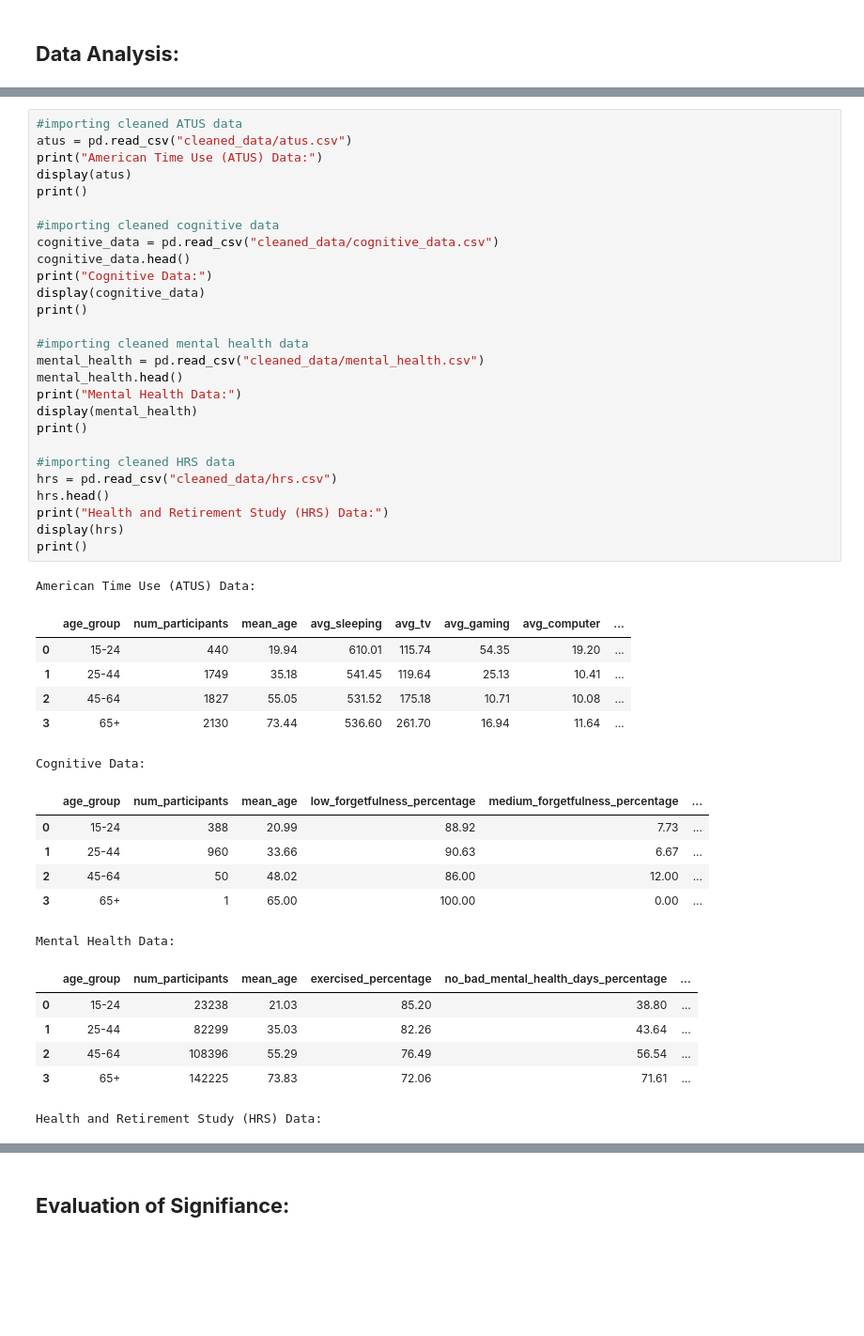
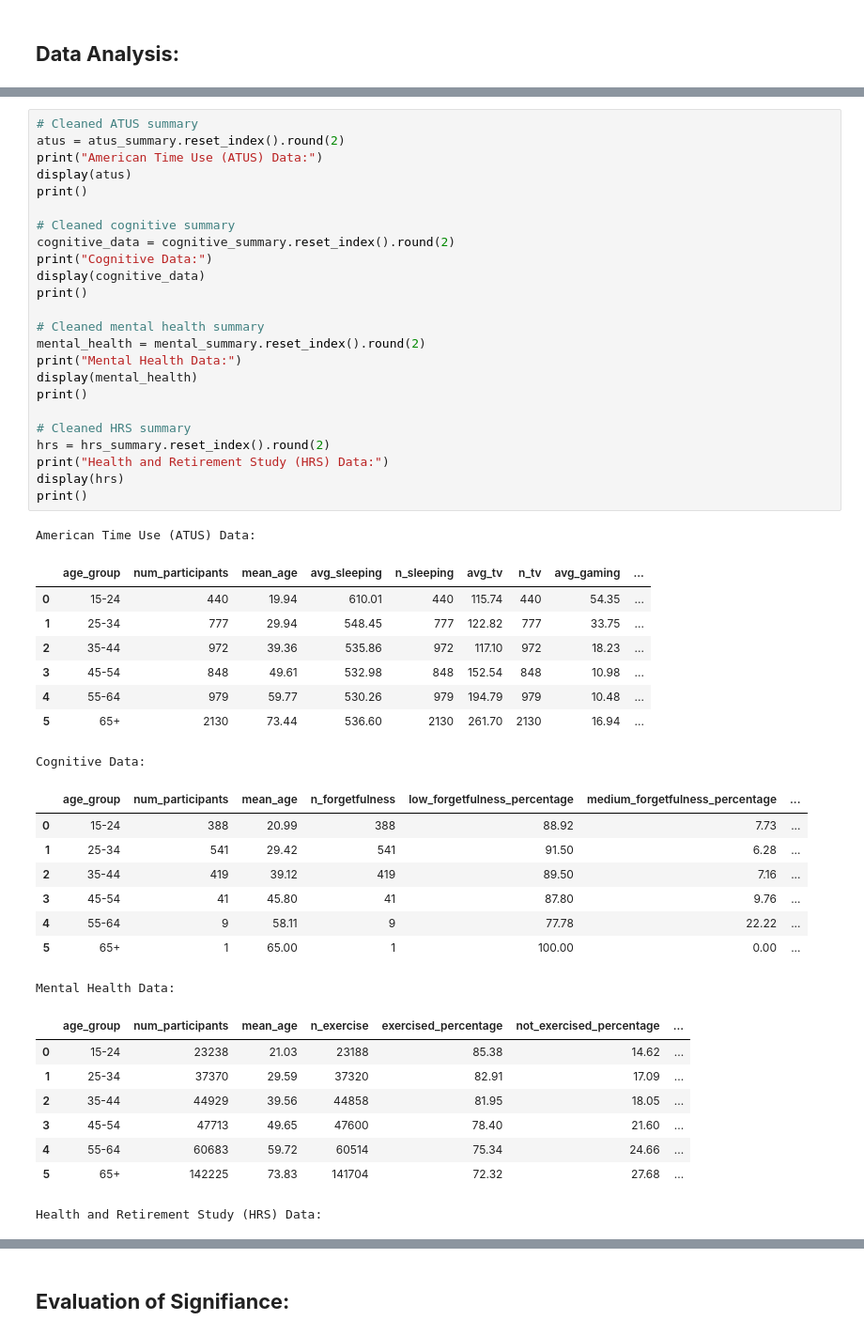
Before and after one commit to rem388/DataSciProject, a Jupyter notebook: Phase3.ipynb, the cells around one changed output, grey strips where cells are left out. Shown at 94% size. Drawn from its saved outputs; the diff is of its cells as text; blank space fills up the shorter version.

Commit message:
new groups of clean data

```diff
--- a/Phase3.ipynb
+++ b/Phase3.ipynb
@@ -154,47 +361,50 @@ Each dataset also includes `num_participants` which shows the number of particip
 # %%
-#importing cleaned ATUS data
-atus = pd.read_csv("cleaned_data/atus.csv")
+# Cleaned ATUS summary
+atus = atus_summary.reset_index().round(2)
 print("American Time Use (ATUS) Data:")
 display(atus)
 print()
 
-#importing cleaned cognitive data
-cognitive_data = pd.read_csv("cleaned_data/cognitive_data.csv")
-cognitive_data.head()
+# Cleaned cognitive summary
+cognitive_data = cognitive_summary.reset_index().round(2)
 print("Cognitive Data:")
 display(cognitive_data)
 print()
 
-#importing cleaned mental health data
-mental_health = pd.read_csv("cleaned_data/mental_health.csv")
-mental_health.head()
+# Cleaned mental health summary
+mental_health = mental_summary.reset_index().round(2)
 print("Mental Health Data:")
 display(mental_health)
 print()
 
-#importing cleaned HRS data
-hrs = pd.read_csv("cleaned_data/hrs.csv")
-hrs.head()
+# Cleaned HRS summary
+hrs = hrs_summary.reset_index().round(2)
 print("Health and Retirement Study (HRS) Data:")
 display(hrs)
 print()
 # %% [output]
 American Time Use (ATUS) Data:
-|  | age_group | num_participants | mean_age | avg_sleeping | avg_tv | avg_gaming | avg_computer | ... |
-| 0 | 15-24 | 440 | 19.94 | 610.01 | 115.74 | 54.35 | 19.20 | ... |
-| 1 | 25-44 | 1749 | 35.18 | 541.45 | 119.64 | 25.13 | 10.41 | ... |
-| 2 | 45-64 | 1827 | 55.05 | 531.52 | 175.18 | 10.71 | 10.08 | ... |
-| 3 | 65+ | 2130 | 73.44 | 536.60 | 261.70 | 16.94 | 11.64 | ... |
+|  | age_group | num_participants | mean_age | avg_sleeping | n_sleeping | avg_tv | n_tv | avg_gaming | ... |
+| 0 | 15-24 | 440 | 19.94 | 610.01 | 440 | 115.74 | 440 | 54.35 | ... |
+| 1 | 25-34 | 777 | 29.94 | 548.45 | 777 | 122.82 | 777 | 33.75 | ... |
+| 2 | 35-44 | 972 | 39.36 | 535.86 | 972 | 117.10 | 972 | 18.23 | ... |
+| 3 | 45-54 | 848 | 49.61 | 532.98 | 848 | 152.54 | 848 | 10.98 | ... |
+| 4 | 55-64 | 979 | 59.77 | 530.26 | 979 | 194.79 | 979 | 10.48 | ... |
+| 5 | 65+ | 2130 | 73.44 | 536.60 | 2130 | 261.70 | 2130 | 16.94 | ... |
 Cognitive Data:
-|  | age_group | num_participants | mean_age | low_forgetfulness_percentage | medium_forgetfulness_percentage | ... |
-| 0 | 15-24 | 388 | 20.99 | 88.92 | 7.73 | ... |
-| 1 | 25-44 | 960 | 33.66 | 90.63 | 6.67 | ... |
-| 2 | 45-64 | 50 | 48.02 | 86.00 | 12.00 | ... |
-| 3 | 65+ | 1 | 65.00 | 100.00 | 0.00 | ... |
+|  | age_group | num_participants | mean_age | n_forgetfulness | low_forgetfulness_percentage | medium_forgetfulness_percentage | ... |
+| 0 | 15-24 | 388 | 20.99 | 388 | 88.92 | 7.73 | ... |
+| 1 | 25-34 | 541 | 29.42 | 541 | 91.50 | 6.28 | ... |
+| 2 | 35-44 | 419 | 39.12 | 419 | 89.50 | 7.16 | ... |
+| 3 | 45-54 | 41 | 45.80 | 41 | 87.80 | 9.76 | ... |
+| 4 | 55-64 | 9 | 58.11 | 9 | 77.78 | 22.22 | ... |
+| 5 | 65+ | 1 | 65.00 | 1 | 100.00 | 0.00 | ... |
 Mental Health Data:
-|  | age_group | num_participants | mean_age | exercised_percentage | no_bad_mental_health_days_percentage | ... |
-| 0 | 15-24 | 23238 | 21.03 | 85.20 | 38.80 | ... |
-| 1 | 25-44 | 82299 | 35.03 | 82.26 | 43.64 | ... |
-| 2 | 45-64 | 108396 | 55.29 | 76.49 | 56.54 | ... |
-| 3 | 65+ | 142225 | 73.83 | 72.06 | 71.61 | ... |
+|  | age_group | num_participants | mean_age | n_exercise | exercised_percentage | not_exercised_percentage | ... |
+| 0 | 15-24 | 23238 | 21.03 | 23188 | 85.38 | 14.62 | ... |
+| 1 | 25-34 | 37370 | 29.59 | 37320 | 82.91 | 17.09 | ... |
+| 2 | 35-44 | 44929 | 39.56 | 44858 | 81.95 | 18.05 | ... |
+| 3 | 45-54 | 47713 | 49.65 | 47600 | 78.40 | 21.60 | ... |
+| 4 | 55-64 | 60683 | 59.72 | 60514 | 75.34 | 24.66 | ... |
+| 5 | 65+ | 142225 | 73.83 | 141704 | 72.32 | 27.68 | ... |
 Health and Retirement Study (HRS) Data:
```
Also changed, not shown: parts of 8 cells of this notebook, 13 other files.
